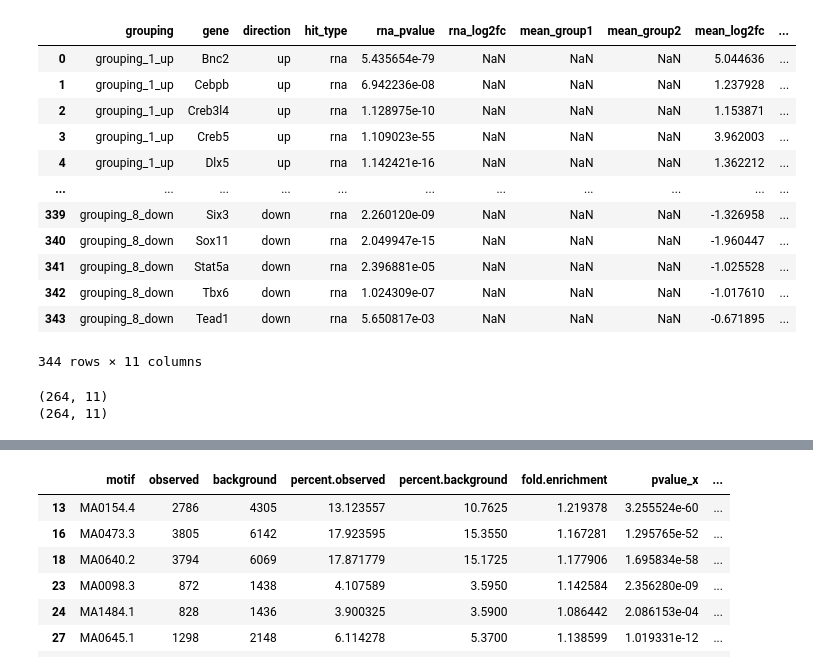
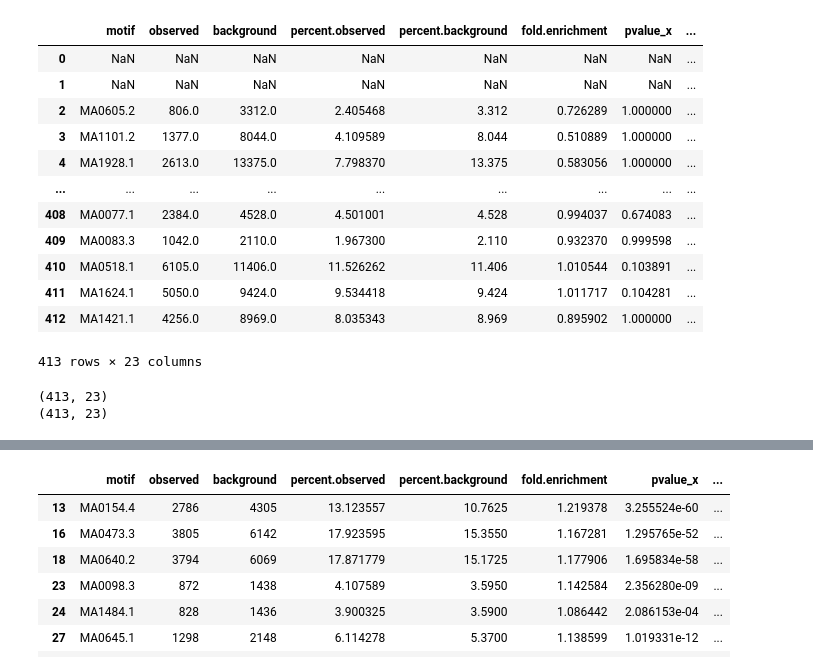
Before and after one commit to Andoniadou-Lab/consensus_pituitary_atlas, a Jupyter notebook: Fig_6/get_tfs_from_heatmap.ipynb, the cells around one changed output, grey strips where cells are left out. Cells and saved outputs as stored; diff of their text form; code cells hidden in the pictures.

```diff
--- a/Fig_6/get_tfs_from_heatmap.ipynb
+++ b/Fig_6/get_tfs_from_heatmap.ipynb
@@ -1,23 +1,21 @@
 # %%
 import pandas as pd
-#load /Users/k23030440/Library/CloudStorage/OneDrive-King'sCollegeLondon/PhD/Year_two/Aim 1/tfs_retrieve_from_epitome/results/all_hits_combined.csv
-
-df = pd.read_csv("/Users/k23030440/Library/CloudStorage/OneDrive-King'sCollegeLondon/PhD/Year_two/Aim 1/tfs_retrieve_from_epitome/rna_hits_combined.csv")
+df = pd.read_csv("/Users/k23030440/epitome_code/results/rna_hits_combined.csv")
 df
 # %% [output]
-|  | grouping | gene | direction | hit_type | rna_pvalue | rna_log2fc | mean_group1 | mean_group2 | mean_log2fc | ... |
-| 0 | grouping_1_up | Bnc2 | up | rna | 5.435654e-79 | NaN | NaN | NaN | 5.044636 | ... |
-| 1 | grouping_1_up | Cebpb | up | rna | 6.942236e-08 | NaN | NaN | NaN | 1.237928 | ... |
-| 2 | grouping_1_up | Creb3l4 | up | rna | 1.128975e-10 | NaN | NaN | NaN | 1.153871 | ... |
-| 3 | grouping_1_up | Creb5 | up | rna | 1.109023e-55 | NaN | NaN | NaN | 3.962003 | ... |
-| 4 | grouping_1_up | Dlx5 | up | rna | 1.142421e-16 | NaN | NaN | NaN | 1.362212 | ... |
-| ... | ... | ... | ... | ... | ... | ... | ... | ... | ... | ... |
-| 339 | grouping_8_down | Six3 | down | rna | 2.260120e-09 | NaN | NaN | NaN | -1.326958 | ... |
-| 340 | grouping_8_down | Sox11 | down | rna | 2.049947e-15 | NaN | NaN | NaN | -1.960447 | ... |
-| 341 | grouping_8_down | Stat5a | down | rna | 2.396881e-05 | NaN | NaN | NaN | -1.025528 | ... |
-| 342 | grouping_8_down | Tbx6 | down | rna | 1.024309e-07 | NaN | NaN | NaN | -1.017610 | ... |
-| 343 | grouping_8_down | Tead1 | down | rna | 5.650817e-03 | NaN | NaN | NaN | -0.671895 | ... |
+|  | motif | observed | background | percent.observed | percent.background | fold.enrichment | pvalue_x | ... |
+| 0 | NaN | NaN | NaN | NaN | NaN | NaN | NaN | ... |
+| 1 | NaN | NaN | NaN | NaN | NaN | NaN | NaN | ... |
+| 2 | MA0605.2 | 806.0 | 3312.0 | 2.405468 | 3.312 | 0.726289 | 1.000000 | ... |
+| 3 | MA1101.2 | 1377.0 | 8044.0 | 4.109589 | 8.044 | 0.510889 | 1.000000 | ... |
+| 4 | MA1928.1 | 2613.0 | 13375.0 | 7.798370 | 13.375 | 0.583056 | 1.000000 | ... |
+| ... | ... | ... | ... | ... | ... | ... | ... | ... |
+| 408 | MA0077.1 | 2384.0 | 4528.0 | 4.501001 | 4.528 | 0.994037 | 0.674083 | ... |
+| 409 | MA0083.3 | 1042.0 | 2110.0 | 1.967300 | 2.110 | 0.932370 | 0.999598 | ... |
+| 410 | MA0518.1 | 6105.0 | 11406.0 | 11.526262 | 11.406 | 1.010544 | 0.103891 | ... |
+| 411 | MA1624.1 | 5050.0 | 9424.0 | 9.534418 | 9.424 | 1.011717 | 0.104281 | ... |
+| 412 | MA1421.1 | 4256.0 | 8969.0 | 8.035343 | 8.969 | 0.895902 | 1.000000 | ... |
-344 rows × 11 columns
+413 rows × 23 columns
 # %%
 rna_res = df[df['hit_type'] == 'rna']
 rna_res["grouping"].value_counts()
@@ -28,5 +26,5 @@ rna_res= rna_res[((rna_res['direction'] == 'up') & (rna_res['means_group1'] > 1.
 df = rna_res
 print(df.shape)
 # %% [output]
-(264, 11)
-(264, 11)
+(413, 23)
+(413, 23)
```
Also changed, not shown: parts of 14 cells of this notebook, 43 other files.
